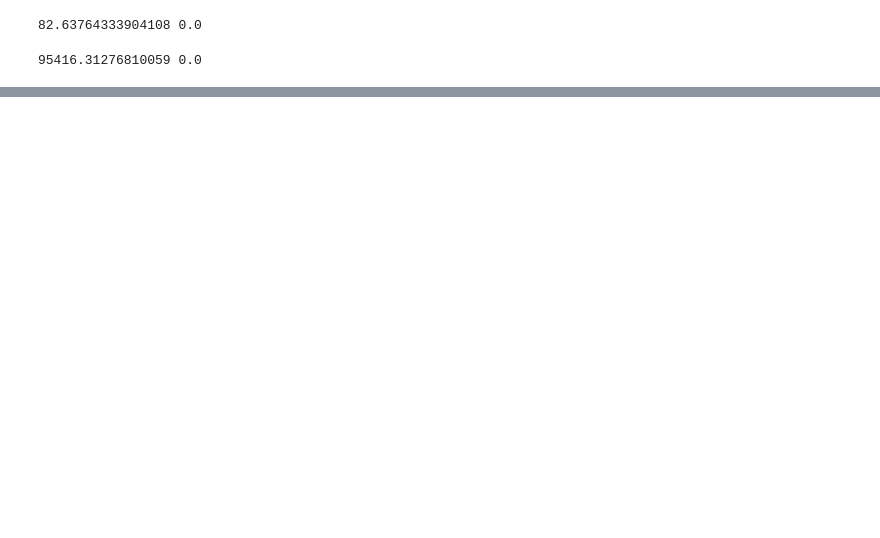
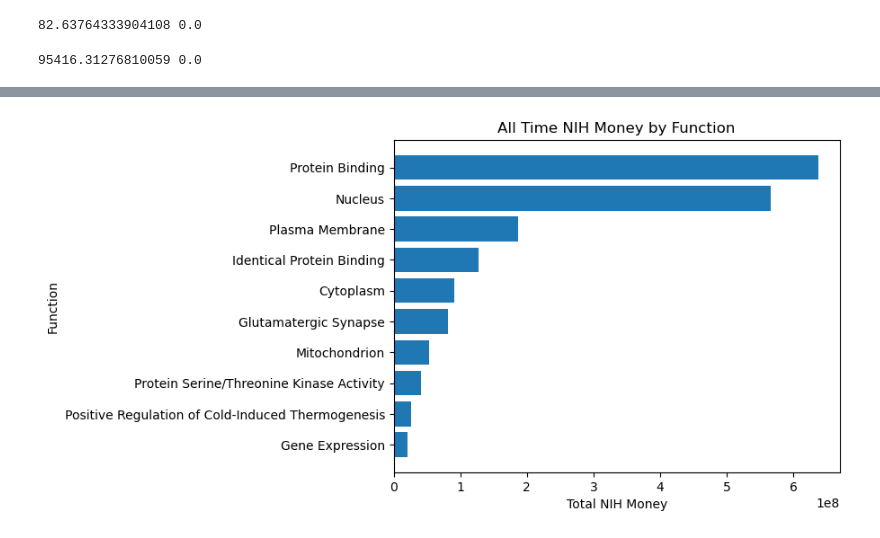
Before and after one commit to Moulica5374/NIH-Funding-Annotation-Analysis-Team-Project, a Jupyter notebook: Data_Analysis.ipynb, the cells around one changed output, grey strips where cells are left out. Saved outputs shown, nothing was run; the diff lists cells and outputs as text; code cells hidden in the pictures; blank space fills up the shorter version.

```diff
--- a/Data_Analysis.ipynb
+++ b/Data_Analysis.ipynb
@@ -409,10 +403,20 @@ Text(0.5, 1.0, 'Heat Map of Dunn Test Results (p-values)')
 
 # protein = DB_Object_ID
 # %%
-# -- PART 5: RQ3 - How much NIH money is spent on different functions? Is there a bias?
+# -- PART 6: RQ3 - How much NIH money is spent on different functions? Is there a bias?
 
-# function = GO_ID
+# x = function = GO_ID, y = TOTAL_COST
 
-# filter dataset to focus on RQ1 (go_id = model organism/function, total_cost = cost)
-model_org_rq = data[['GO_ID', 'TOTAL_COST']]
-model_org_rq.head()
+# Task 1: Evaluate overall NIH money across all time (do year after)
+
+# group data by total cost per function across all time
+df_cost_function = data[['GO_ID', 'TOTAL_COST']]
+tot_cost_per_function = df_cost_function.groupby('GO_ID').agg(
+    #num_projects = ('Taxon', 'size'),
+    total_cost = ('TOTAL_COST', 'sum')
+    ).sort_values(by = 'total_cost', ascending=False)
+
+# add ranking columns for how they rank against other taxons
+tot_cost_per_function = add_rank_cols(tot_cost_per_function, 'total_cost')
+
+tot_cost_per_function.head()
@@ -488,0 +431,27 @@ plt.show()
+# %%
+t10_function_cost = get_top_x(tot_cost_per_function, 'total_cost_rank', 10, False)
+
+# map to human terminology
+function_mapping = {
+    'GO:0005515':'Protein Binding',
+    'GO:0005634':'Nucleus',
+    'GO:0005886':'Plasma Membrane',
+    'GO:0042802':'Identical Protein Binding',
+    'GO:0005737':'Cytoplasm',
+    'GO:0098978':'Glutamatergic Synapse',
+    'GO:0005739':'Mitochondrion',
+    'GO:0004674':'Protein Serine/Threonine Kinase Activity',
+    'GO:0120162':'Positive Regulation of Cold-Induced Thermogenesis',
+    'GO:0010467':'Gene Expression'
+}
+
+t10_function_cost['GO_ID'] = t10_function_cost['GO_ID'].replace(function_mapping)
+
+# visualize as a bar plot
+plt.barh(t10_function_cost['GO_ID'], t10_taxon_cost['total_cost'])
+plt.xlabel('Total NIH Money')
+plt.ylabel('Function')
+plt.title('All Time NIH Money by Function')
+plt.show()
+# %% [output]
+[figure, added]
```
Also changed, not shown: parts of 27 cells of this notebook.
